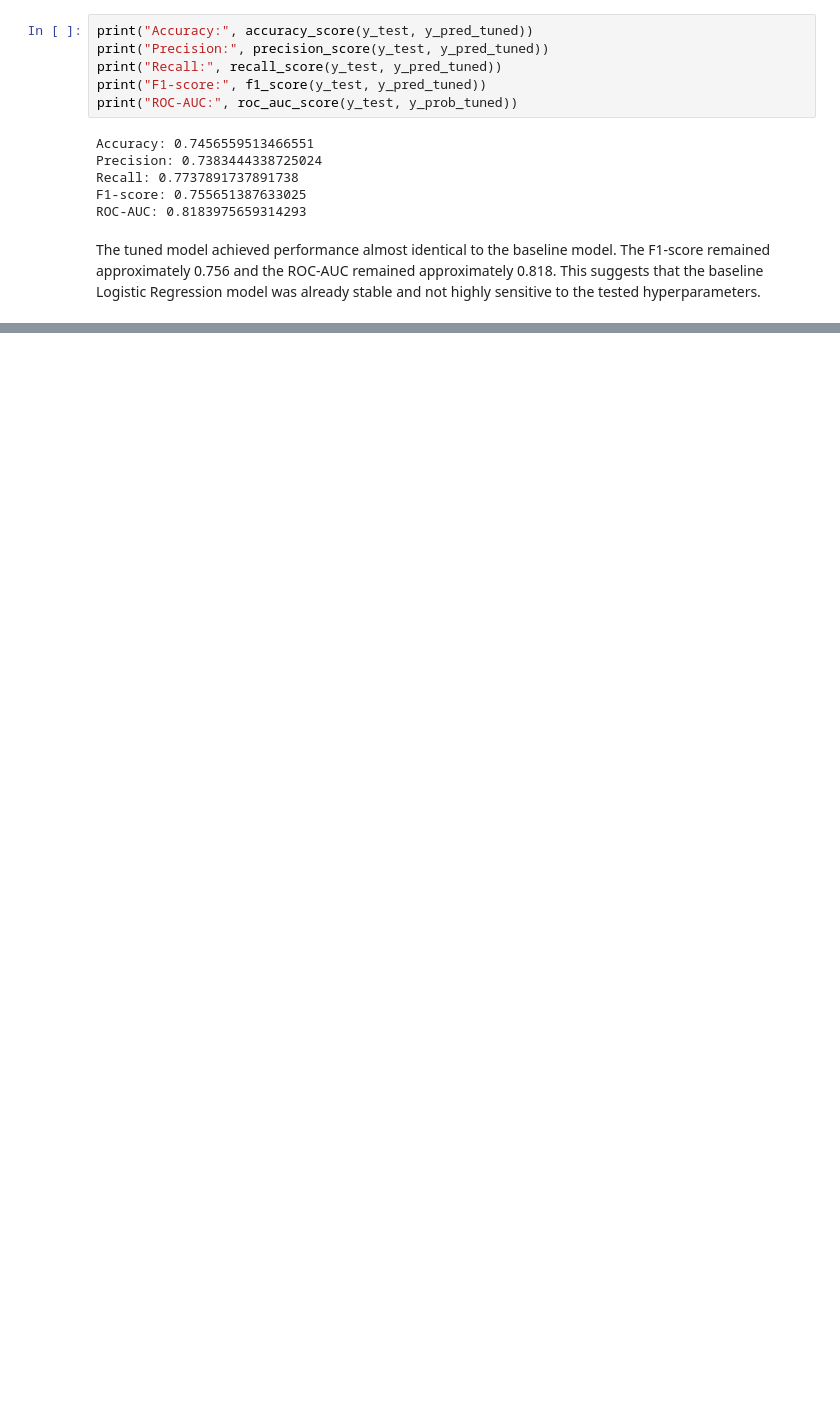
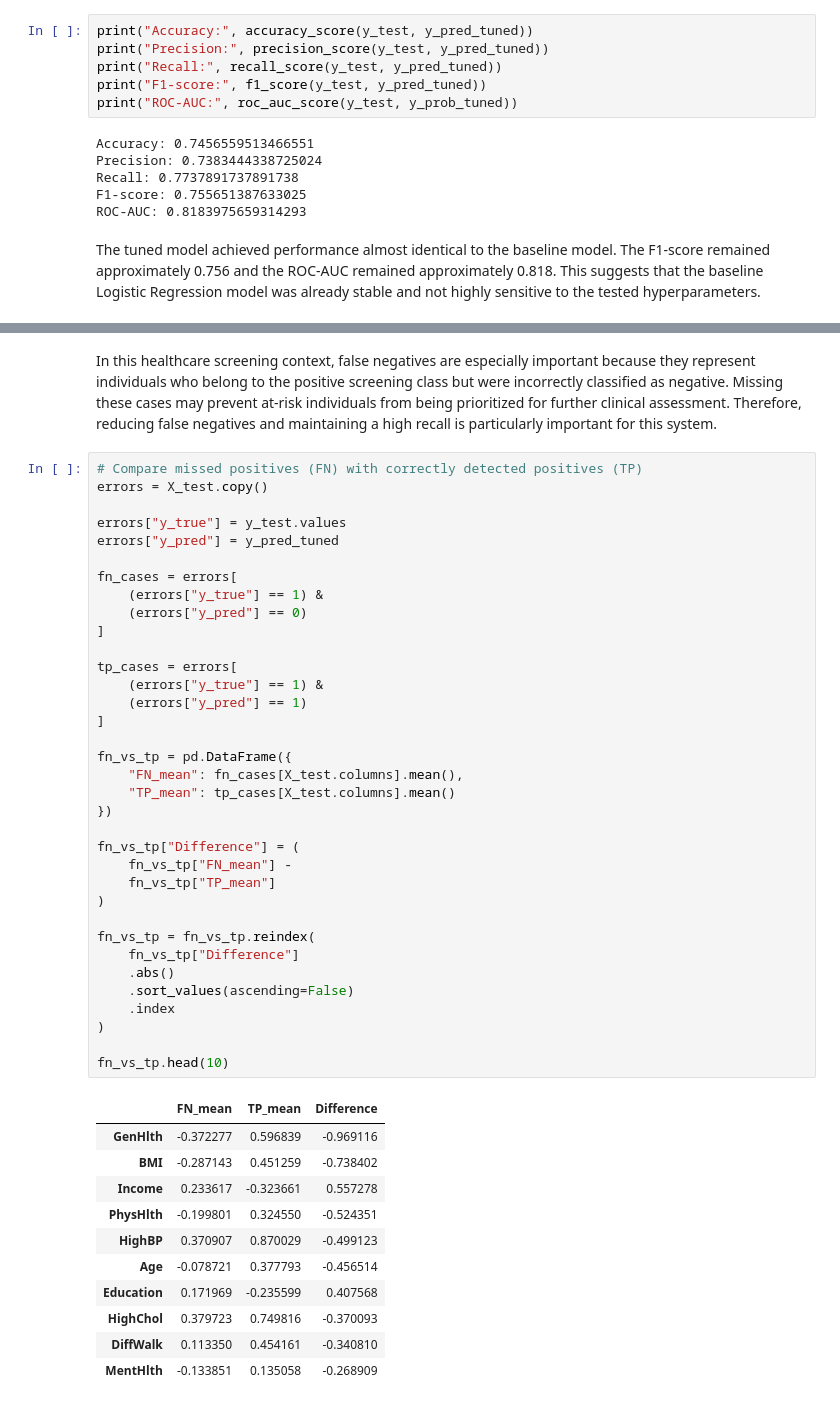
Before and after one commit to DeemaAlhudaithi/SW485-Project-Group3, a Jupyter notebook: Supervised_Learning/Phase1_Logistic_Regression.ipynb, the cells around one changed output, grey strips where cells are left out. Drawn from its saved outputs; the diff is of its cells as text; blank space fills up the shorter version.

```diff
--- a/Supervised_Learning/Phase1_Logistic_Regression.ipynb
+++ b/Supervised_Learning/Phase1_Logistic_Regression.ipynb
@@ -177,0 +358,49 @@ plt.show()
+# %% [markdown]
+In this healthcare screening context, false negatives are especially important because they represent individuals who belong to the positive screening class but were incorrectly classified as negative. Missing these cases may prevent at-risk individuals from being prioritized for further clinical assessment. Therefore, reducing false negatives and maintaining a high recall is particularly important for this system.
+# %%
+# Compare missed positives (FN) with correctly detected positives (TP)
+errors = X_test.copy()
+
+errors["y_true"] = y_test.values
+errors["y_pred"] = y_pred_tuned
+
+fn_cases = errors[
+    (errors["y_true"] == 1) &
+    (errors["y_pred"] == 0)
+]
+
+tp_cases = errors[
+    (errors["y_true"] == 1) &
+    (errors["y_pred"] == 1)
+]
+
+fn_vs_tp = pd.DataFrame({
+    "FN_mean": fn_cases[X_test.columns].mean(),
+    "TP_mean": tp_cases[X_test.columns].mean()
+})
+
+fn_vs_tp["Difference"] = (
+    fn_vs_tp["FN_mean"] -
+    fn_vs_tp["TP_mean"]
+)
+
+fn_vs_tp = fn_vs_tp.reindex(
+    fn_vs_tp["Difference"]
+    .abs()
+    .sort_values(ascending=False)
+    .index
+)
+
+fn_vs_tp.head(10)
+# %% [output]
+|  | FN_mean | TP_mean | Difference |
+| GenHlth | -0.372277 | 0.596839 | -0.969116 |
+| BMI | -0.287143 | 0.451259 | -0.738402 |
+| Income | 0.233617 | -0.323661 | 0.557278 |
+| PhysHlth | -0.199801 | 0.324550 | -0.524351 |
+| HighBP | 0.370907 | 0.870029 | -0.499123 |
+| Age | -0.078721 | 0.377793 | -0.456514 |
+| Education | 0.171969 | -0.235599 | 0.407568 |
+| HighChol | 0.379723 | 0.749816 | -0.370093 |
+| DiffWalk | 0.113350 | 0.454161 | -0.340810 |
+| MentHlth | -0.133851 | 0.135058 | -0.268909 |
```
Also changed, not shown: parts of 31 cells of this notebook, 5 other files.
